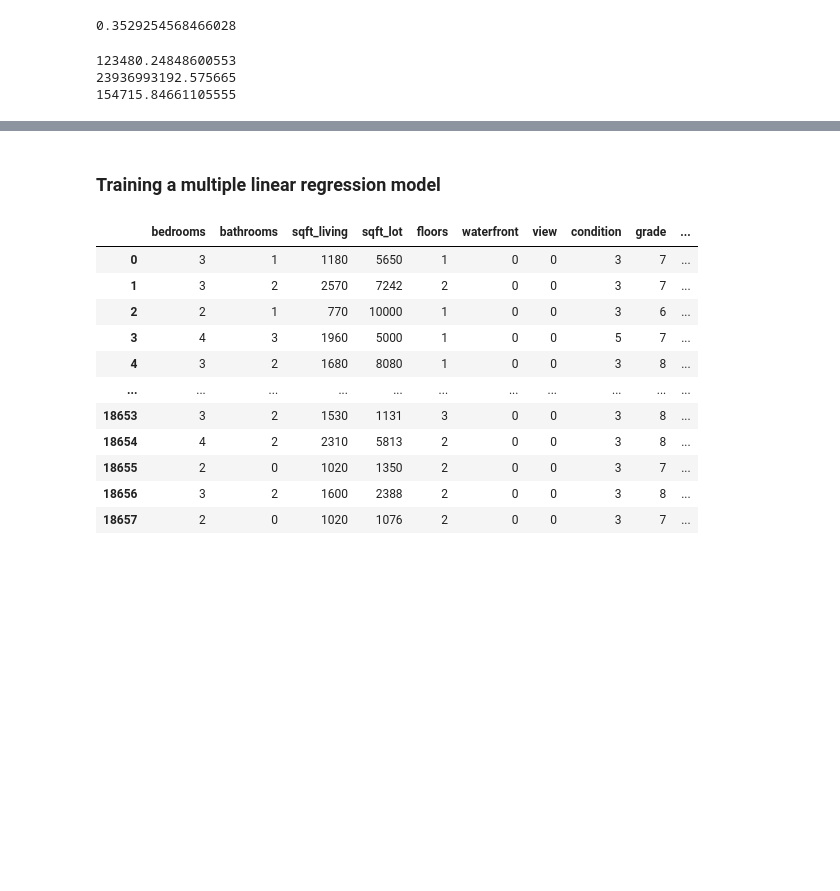
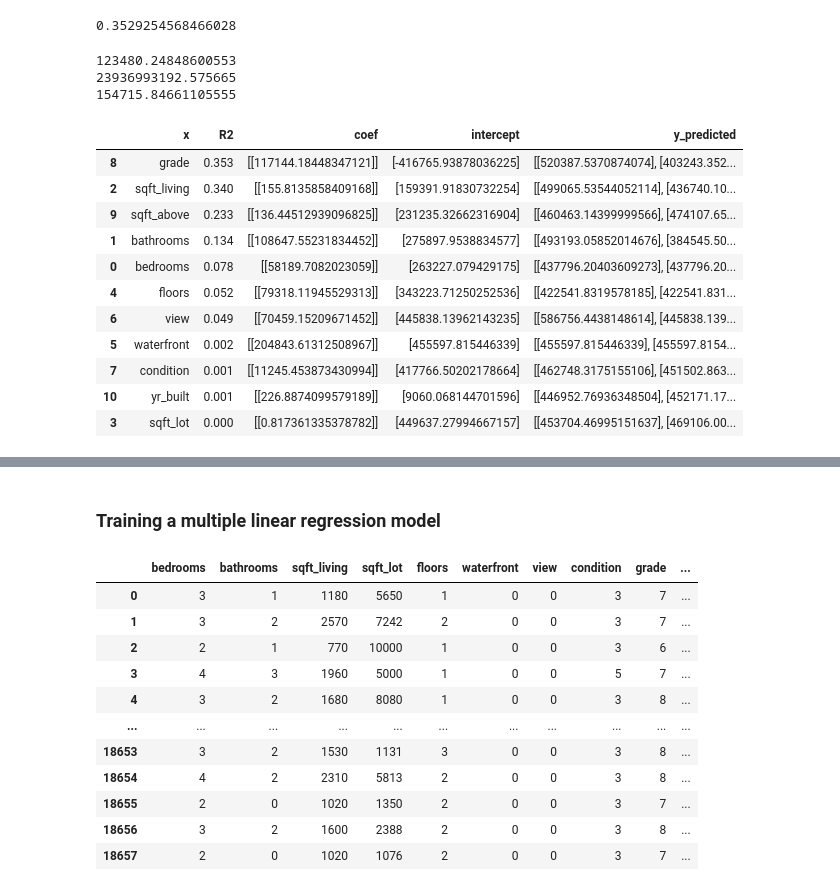
Before and after one commit to cph-oo221/Dat4-BI-MP3, a Jupyter notebook: MP3 - machine learning by regression.ipynb, the cells around one changed output, grey strips where cells are left out. Drawn from its saved outputs; the diff is of its cells as text; code cells hidden in the pictures; blank space fills up the shorter version.

```diff
--- a/MP3 - machine learning by regression.ipynb
+++ b/MP3 - machine learning by regression.ipynb
@@ -425,0 +434,17 @@ print(rmse)
+# %%
+# Linear regression between 'x' (one col at a time) and 'y' the price:
+df_linReg = bestLinReg(df, 'price')
+df_linReg
+# %% [output]
+|  | x | R2 | coef | intercept | y_predicted |
+| 8 | grade | 0.353 | [[117144.18448347121]] | [-416765.93878036225] | [[520387.5370874074], [403243.352... |
+| 2 | sqft_living | 0.340 | [[155.8135858409168]] | [159391.91830732254] | [[499065.53544052114], [436740.10... |
+| 9 | sqft_above | 0.233 | [[136.44512939096825]] | [231235.32662316904] | [[460463.14399999566], [474107.65... |
+| 1 | bathrooms | 0.134 | [[108647.55231834452]] | [275897.9538834577] | [[493193.05852014676], [384545.50... |
+| 0 | bedrooms | 0.078 | [[58189.7082023059]] | [263227.079429175] | [[437796.20403609273], [437796.20... |
+| 4 | floors | 0.052 | [[79318.11945529313]] | [343223.71250252536] | [[422541.8319578185], [422541.831... |
+| 6 | view | 0.049 | [[70459.15209671452]] | [445838.13962143235] | [[586756.4438148614], [445838.139... |
+| 5 | waterfront | 0.002 | [[204843.61312508967]] | [455597.815446339] | [[455597.815446339], [455597.8154... |
+| 7 | condition | 0.001 | [[11245.453873430994]] | [417766.50202178664] | [[462748.3175155106], [451502.863... |
+| 10 | yr_built | 0.001 | [[226.8874099579189]] | [9060.068144701596] | [[446952.76936348504], [452171.17... |
+| 3 | sqft_lot | 0.000 | [[0.817361335378782]] | [449637.27994667157] | [[453704.46995151637], [469106.00... |
```
Also changed, not shown: parts of 5 cells of this notebook.
